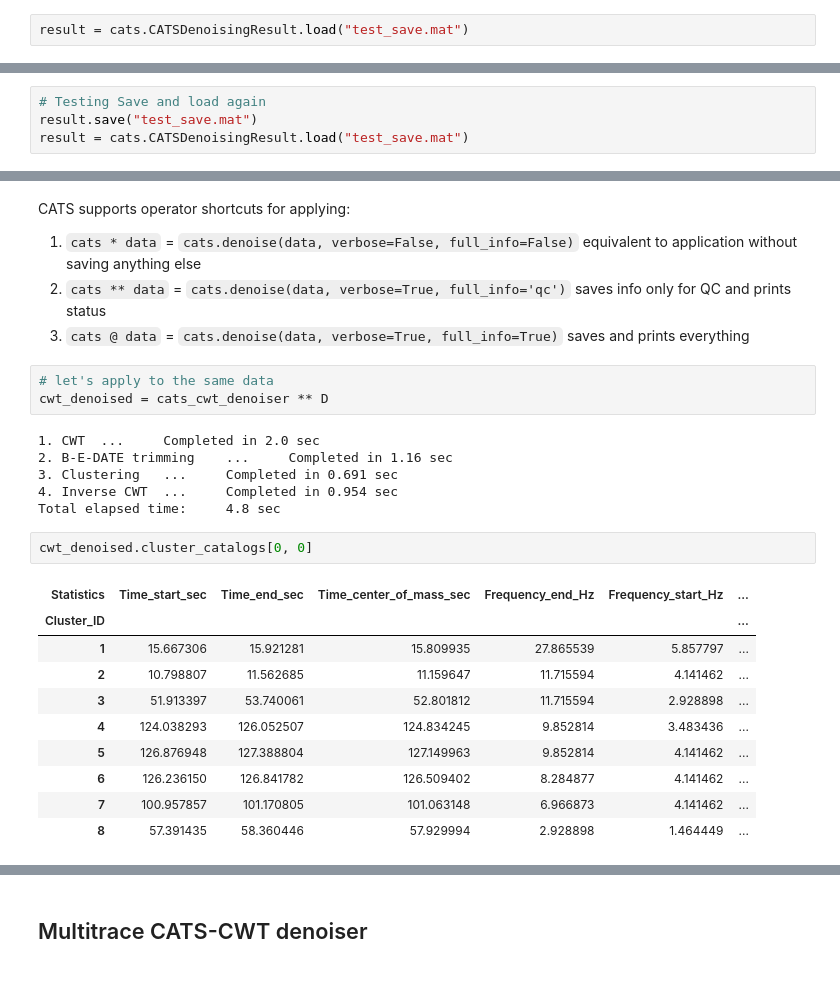
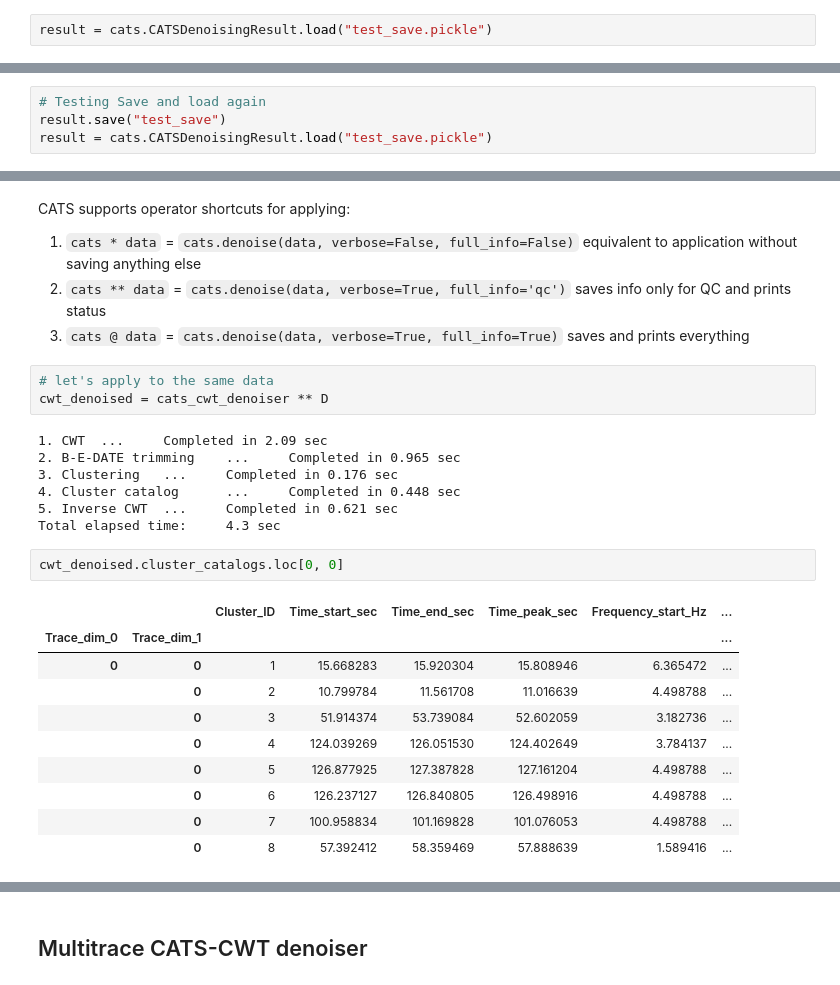
Before and after one commit to sgrubas/cats, a Jupyter notebook: tutorials/DenoisingTutorial.ipynb, the cells around one changed output, grey strips where cells are left out. Saved outputs shown, nothing was run; the diff lists cells and outputs as text.

```diff
--- a/tutorials/DenoisingTutorial.ipynb
+++ b/tutorials/DenoisingTutorial.ipynb
@@ -185,7 +184,7 @@ result.save("test_save.mat")
 # %% [markdown]
 We can also import a saved result via `cats.CATSDenoisingResult.load`
 # %%
-result = cats.CATSDenoisingResult.load("test_save.mat")
+result = cats.CATSDenoisingResult.load("test_save.pickle")
 # %% [markdown]
 The previously saved result can also be used to reconstruct the used denoiser:
 # %%
@@ -231,6 +241,6 @@ Total elapsed time:     0.661 sec
 # %%
 # Testing Save and load again
-result.save("test_save.mat")
-result = cats.CATSDenoisingResult.load("test_save.mat")
+result.save("test_save")
+result = cats.CATSDenoisingResult.load("test_save.pickle")
 # %%
 # retrieved statistics of clusters
@@ -453,24 +472,25 @@ CATS supports operator shortcuts for applying:
 # let's apply to the same data
 cwt_denoised = cats_cwt_denoiser ** D
 # %% [output]
-1. CWT  ...     Completed in 2.0 sec
-2. B-E-DATE trimming    ...     Completed in 1.16 sec
-3. Clustering   ...     Completed in 0.691 sec
-4. Inverse CWT  ...     Completed in 0.954 sec
-Total elapsed time:     4.8 sec
+1. CWT  ...     Completed in 2.09 sec
+2. B-E-DATE trimming    ...     Completed in 0.965 sec
+3. Clustering   ...     Completed in 0.176 sec
+4. Cluster catalog      ...     Completed in 0.448 sec
+5. Inverse CWT  ...     Completed in 0.621 sec
+Total elapsed time:     4.3 sec
 # %%
-cwt_denoised.cluster_catalogs[0, 0]
+cwt_denoised.cluster_catalogs.loc[0, 0]
 # %% [output]
-| Statistics | Time_start_sec | Time_end_sec | Time_center_of_mass_sec | Frequency_end_Hz | Frequency_start_Hz | ... |
-| Cluster_ID |  |  |  |  |  | ... |
-| 1 | 15.667306 | 15.921281 | 15.809935 | 27.865539 | 5.857797 | ... |
-| 2 | 10.798807 | 11.562685 | 11.159647 | 11.715594 | 4.141462 | ... |
-| 3 | 51.913397 | 53.740061 | 52.801812 | 11.715594 | 2.928898 | ... |
-| 4 | 124.038293 | 126.052507 | 124.834245 | 9.852814 | 3.483436 | ... |
-| 5 | 126.876948 | 127.388804 | 127.149963 | 9.852814 | 4.141462 | ... |
-| 6 | 126.236150 | 126.841782 | 126.509402 | 8.284877 | 4.141462 | ... |
-| 7 | 100.957857 | 101.170805 | 101.063148 | 6.966873 | 4.141462 | ... |
-| 8 | 57.391435 | 58.360446 | 57.929994 | 2.928898 | 1.464449 | ... |
+|  |  | Cluster_ID | Time_start_sec | Time_end_sec | Time_peak_sec | Frequency_start_Hz | ... |
+| Trace_dim_0 | Trace_dim_1 |  |  |  |  |  | ... |
+| 0 | 0 | 1 | 15.668283 | 15.920304 | 15.808946 | 6.365472 | ... |
+|  | 0 | 2 | 10.799784 | 11.561708 | 11.016639 | 4.498788 | ... |
+|  | 0 | 3 | 51.914374 | 53.739084 | 52.602059 | 3.182736 | ... |
+|  | 0 | 4 | 124.039269 | 126.051530 | 124.402649 | 3.784137 | ... |
+|  | 0 | 5 | 126.877925 | 127.387828 | 127.161204 | 4.498788 | ... |
+|  | 0 | 6 | 126.237127 | 126.840805 | 126.498916 | 4.498788 | ... |
+|  | 0 | 7 | 100.958834 | 101.169828 | 101.076053 | 4.498788 | ... |
+|  | 0 | 8 | 57.392412 | 58.359469 | 57.888639 | 1.589416 | ... |
 # %%
 cwt_denoised.plot((0, 5), time_interval_sec=(7, 22))
 # %% [output]
```
Also changed, not shown: parts of 24 cells of this notebook, 1 other file.
